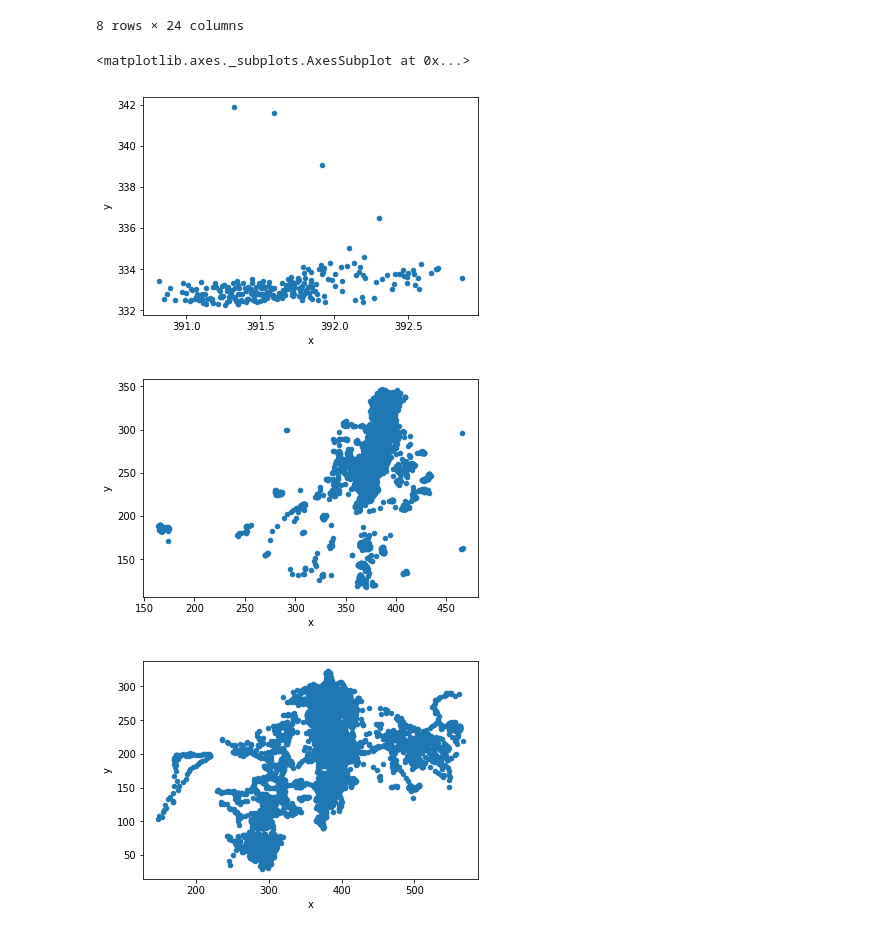
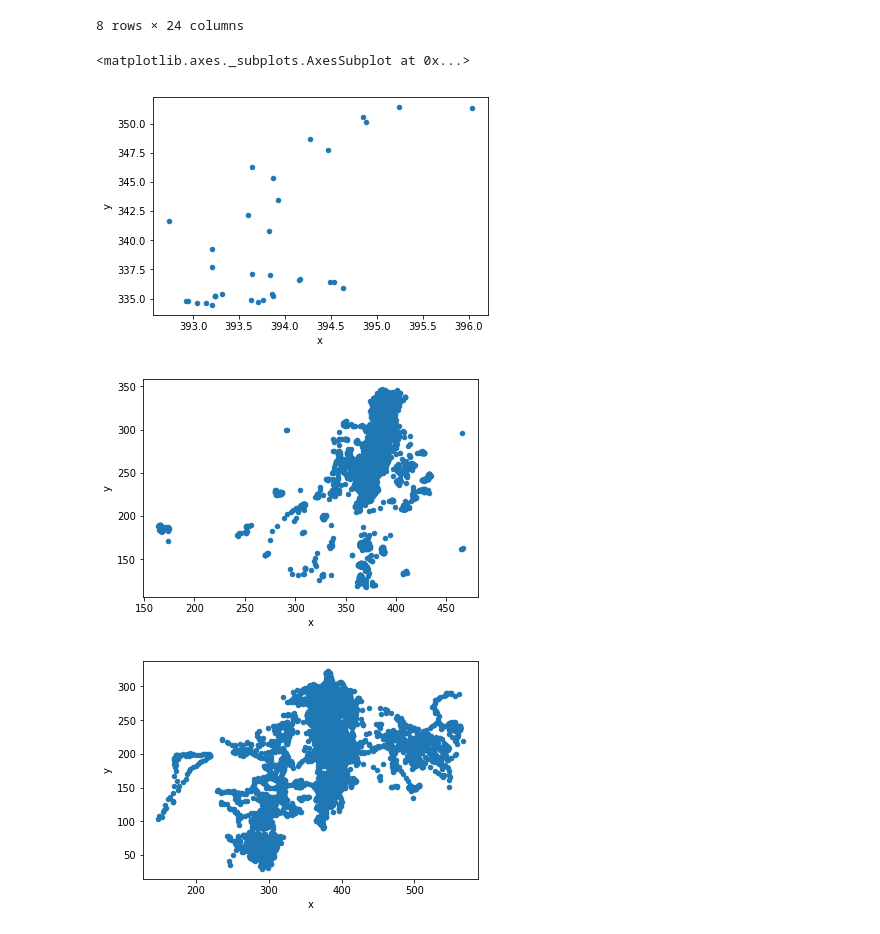
Before and after one commit to vjann/DLC, a Jupyter notebook: examples/data_notebooks/reach_isolation_and_video_creation.ipynb, the cells around one changed output. Saved outputs shown, nothing was run; the diff lists cells and outputs as text; code cells hidden in the pictures.

```diff
--- a/examples/data_notebooks/reach_isolation_and_video_creation.ipynb
+++ b/examples/data_notebooks/reach_isolation_and_video_creation.ipynb
@@ -34,21 +36,21 @@ def time_to_frame(time):
 # %%
 labels = {key: df[df[key, 'likelihood'] > 0.9][key] for key in list(df.columns.levels[0])}
 {labels[key].insert(0, "frame", labels[key].index, True) for key in labels.keys()}
 {labels[key].insert(0, "time", labels[key]['frame'].map(frame_to_time), True) for key in labels.keys()}
 leftEar = labels['leftEar']
 rightEar = labels['rightEar']
 nose = labels['Nose']
 leftHand = labels['leftHand']
 rightHand = labels['rightHand']
 leftFoot = labels['leftFoot']
 rightFoot = labels['rightFoot']
 pellet = labels['pellet']
-pellet[(pellet['time'] > 22.5) & (pellet['time'] < 25)].plot(kind='scatter', x='x', y='y')
+pellet[(pellet['time'] > 39) & (pellet['time'] < 40)].plot(kind='scatter', x='x', y='y')
 rightHand.plot(kind='scatter', x='x', y='y')
 nose.plot(kind='scatter', x='x', y='y')
 # %% [output]
 <matplotlib.axes._subplots.AxesSubplot at 0x...>
-[figure, old version]
+[figure, new version]
 [figure]
 [figure]
 # %%
```
Also changed, not shown: parts of 16 cells of this notebook.
